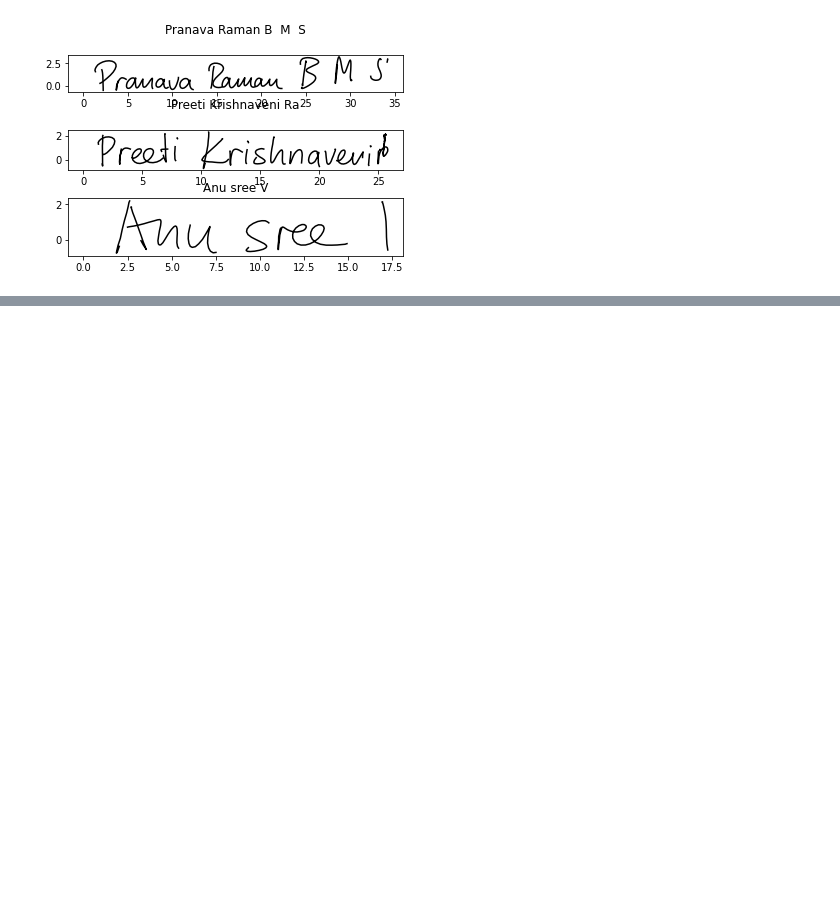
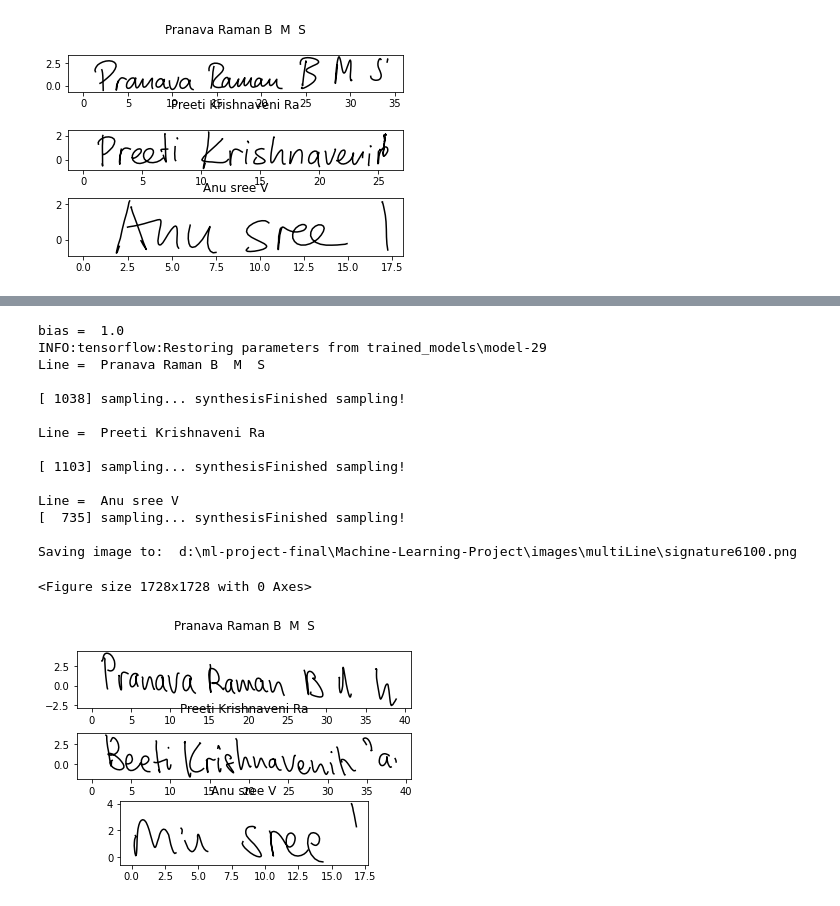
Before and after one commit to bmspr1502/Machine-Learning-Project, a Jupyter notebook: 3 - Sampling.ipynb, the cells around one changed output, grey strips where cells are left out. Cells and saved outputs as stored; diff of their text form; code cells hidden in the pictures; blank space fills up the shorter version.

```diff
--- a/3 - Sampling.ipynb
+++ b/3 - Sampling.ipynb
@@ -287,0 +323,35 @@ Saving image to:  d:\ml-project-final\Machine-Learning-Project\images\multiLine\
+# %%
+args.model_path = os.path.join('trained_models', 'model-29')
+args.text = "sign.txt"
+args.style = 6
+args.info = False
+args.force = False
+
+
+biases = [1.0]
+names = ["100"]
+
+for i in range(len(biases)):
+    args.bias=biases[i]
+    args.output = "signature6" + names[i] +".png"
+    text = open(args.text)
+    print("bias = ", args.bias)
+    gen(text, args.style, args.bias, args.info, args.output)
+    text.close()
+# %% [output]
+bias =  1.0
+INFO:tensorflow:Restoring parameters from trained_models\model-29
+Line =  Pranava Raman B  M  S
+
+[ 1038] sampling... synthesisFinished sampling!
+
+Line =  Preeti Krishnaveni Ra
+
+[ 1103] sampling... synthesisFinished sampling!
+
+Line =  Anu sree V
+[  735] sampling... synthesisFinished sampling!
+
+Saving image to:  d:\ml-project-final\Machine-Learning-Project\images\multiLine\signature6100.png
+<Figure size 1728x1728 with 0 Axes>
+[figure, added]
```
Also changed, not shown: parts of 2 cells of this notebook, 11 other files.
